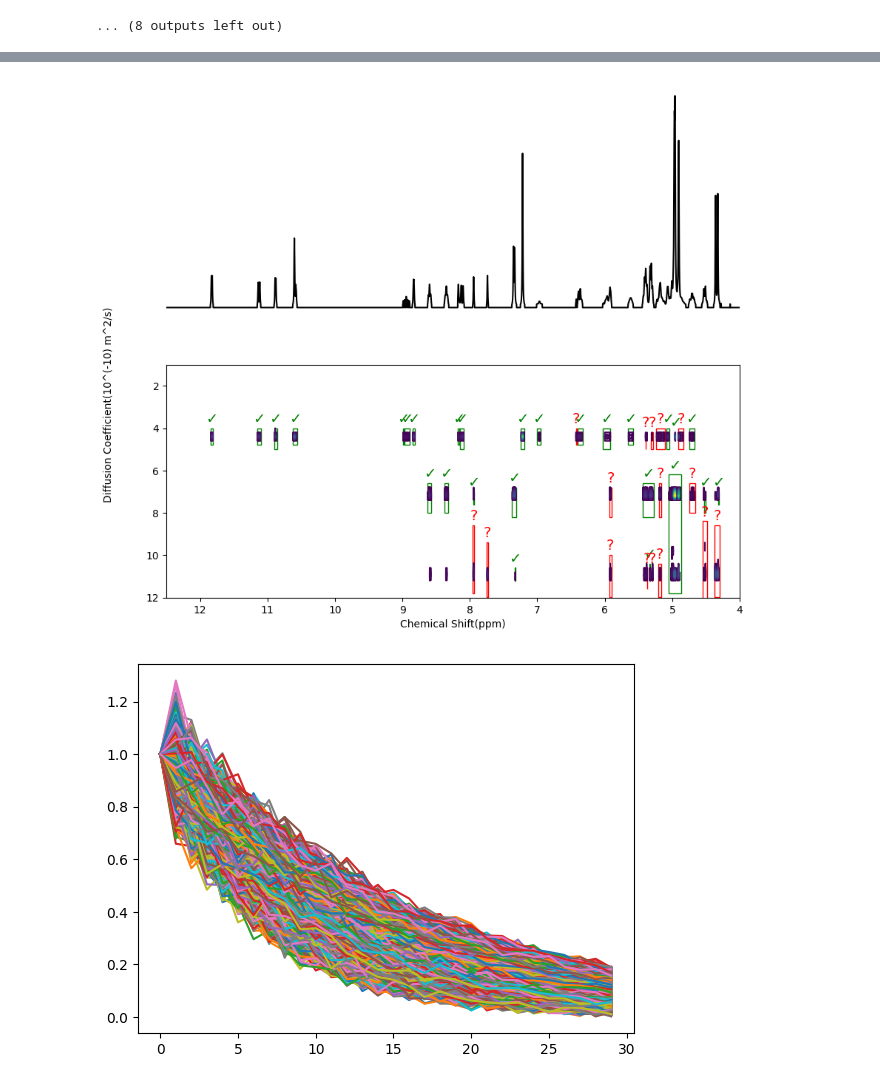
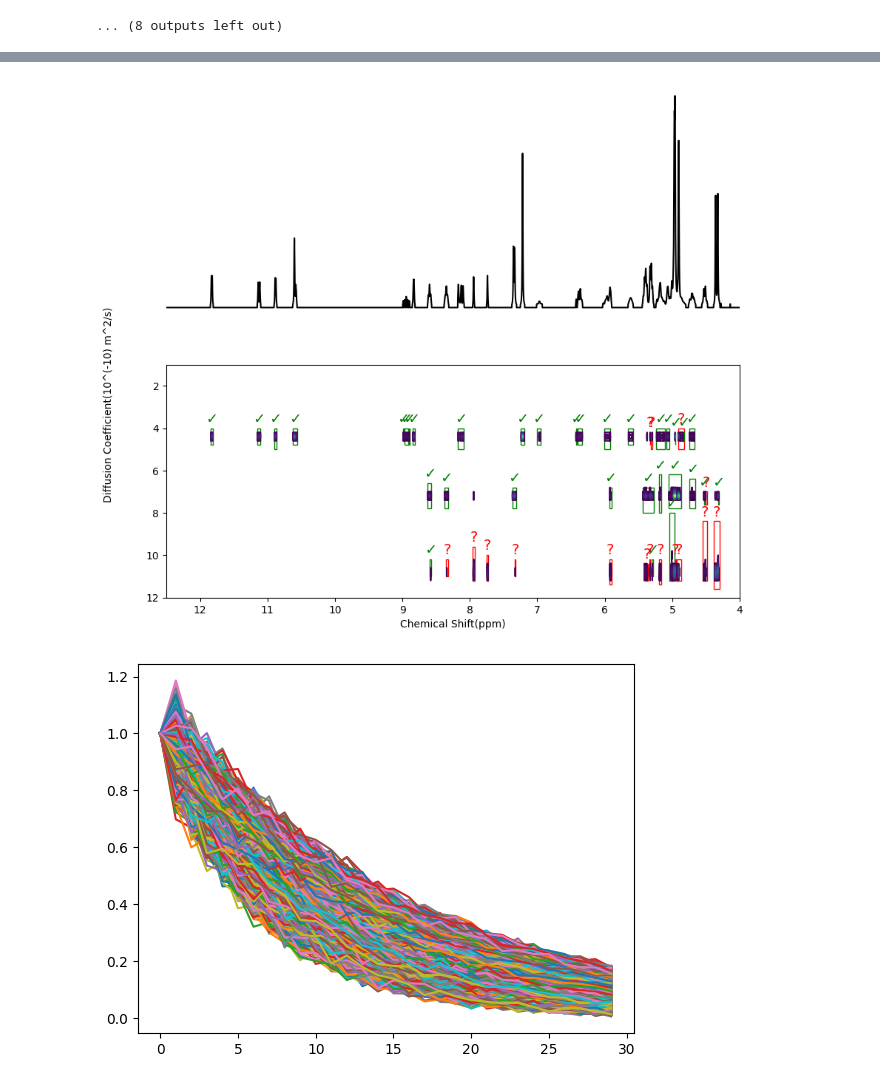
Before and after one commit to Vetor7/Uncertainty-DOSY, a Jupyter notebook: test.ipynb, the cells around one changed output, grey strips where cells are left out. Saved outputs shown, nothing was run; the diff lists cells and outputs as text; code cells hidden in the pictures.

Commit message:
process_result change

```diff
--- a/test.ipynb
+++ b/test.ipynb
@@ -39,7 +39,7 @@ def process_data_and_plot(Type, noise=None, save=True, version="epoch=60-step=34
     test_out[test_out < np.max(test_out) * hard] = 0
     var[var < np.max(var)*0.02] = 0
 
-    spec_var, max_var, merged_boxes = process_result(Type, test_out, data['ppm'], var, data['idx_peaks'], data['HNMR'], expand)
+    spec_var, max_var, merged_boxes = process_result(test_out, data['ppm'], var, data['idx_peaks'], data['HNMR'], expand)
     fig, axs = plt.subplots(2, 1, figsize=(10, 9))
 
     contourDOSY(data, Type, fig, axs, test_out, spec_var, max_var, merged_boxes)
@@ -64,7 +64,7 @@ for Type in ["QGC", "GSP", "M6", "QG", "JNN", "TSP", "BPP1", "BPP2", "EC", "AMDK
 [figure]
 ... (8 outputs left out)
 # %%
-for noise in np.arange(18, 31, 3):
+for noise in np.arange(18, 31, 4):
     process_data_and_plot("QGC", noise, save=False)
 # %% [output]
 [figure]
@@ -73,2 +73,2 @@ for noise in np.arange(18, 31, 3):
-[figure, old version]
+[figure, new version]
-[figure, old version]
+[figure, new version]
```
Also changed, not shown: parts of 1 cell of this notebook, 1 other file.
